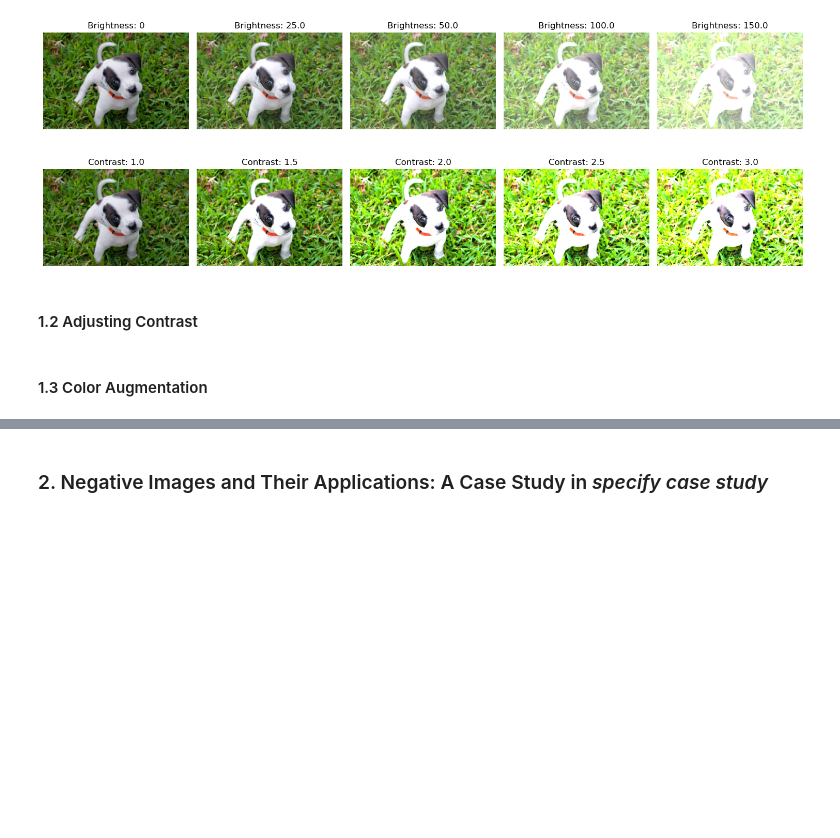
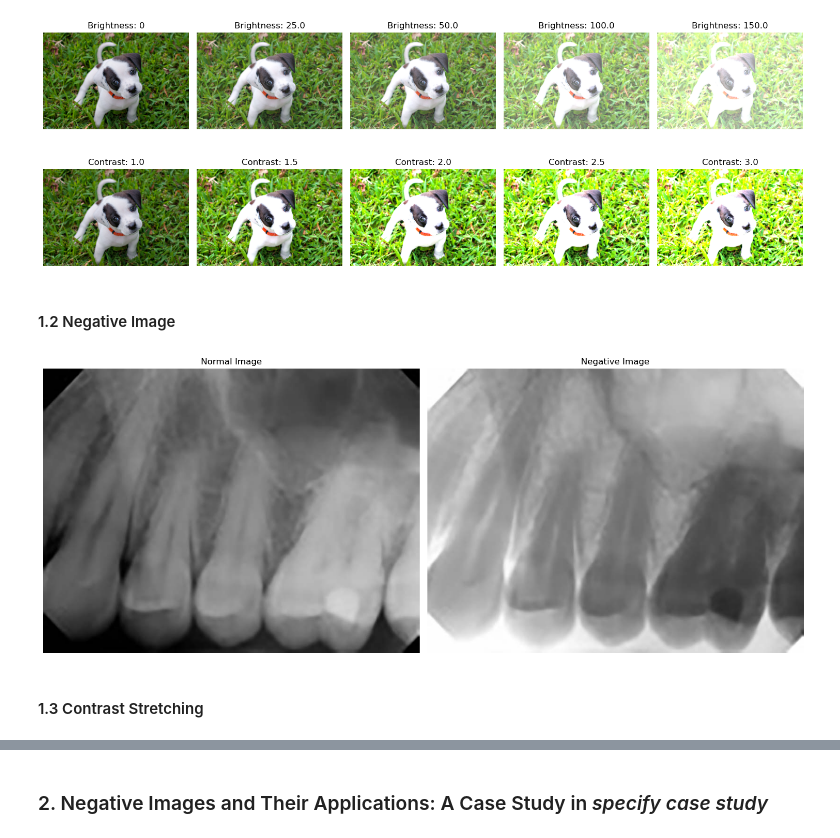
Before and after one commit to alcalderagl/processing_images, a Jupyter notebook: Activity 1/Activity_1.ipynb, the cells around one changed output, grey strips where cells are left out. Drawn from its saved outputs; the diff is of its cells as text; code cells hidden in the pictures; blank space fills up the shorter version.

Commit message:
:feat:(negative & stretching)

```diff
--- a/Activity 1/Activity_1.ipynb
+++ b/Activity 1/Activity_1.ipynb
@@ -52,6 +52,8 @@ from PIL import Image
 # %%
 # Loading images
 dog_img = Image.open('data/perrito.jpeg')
+dental_img = Image.open('data/dental-x-ray.jpg')
+map_img = Image.open('data/map.jpg')
 # %% [markdown]
 ### 1. Types of Photometric Tranformation
 # %% [markdown]
@@ -88,6 +90,22 @@ plt.show()
 # %% [output]
 [figure]
 # %% [markdown]
-#### 1.2 Adjusting Contrast
+#### 1.2 Negative Image
+# %%
+dental_array_img = np.array(dental_img)
+negative = 255 - dental_array_img
+dental_imgs = [ dental_array_img, negative]
+labels = ["Normal Image", "Negative Image"]
+
+fig, axs = plt.subplots(1, 2, figsize=(15,6))
+for i, dental in enumerate(dental_imgs):
+    axs[i].imshow(dental)
+    axs[i].set_title(labels[i])
+    axs[i].axis("off")
+
+plt.tight_layout()
+plt.show()
+# %% [output]
+[figure, added]
 # %% [markdown]
-#### 1.3 Color Augmentation
+#### 1.3 Contrast Stretching
```
Also changed, not shown: parts of 1 cell of this notebook, 2 other files.
